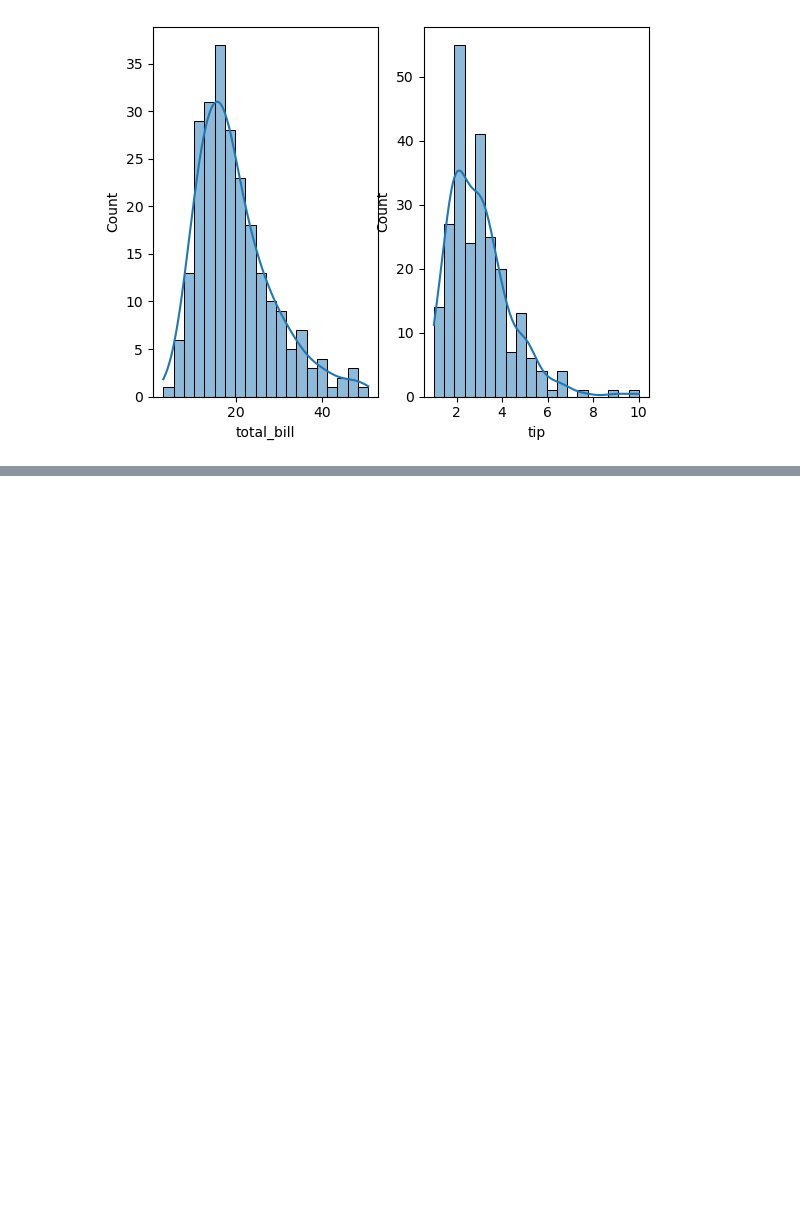
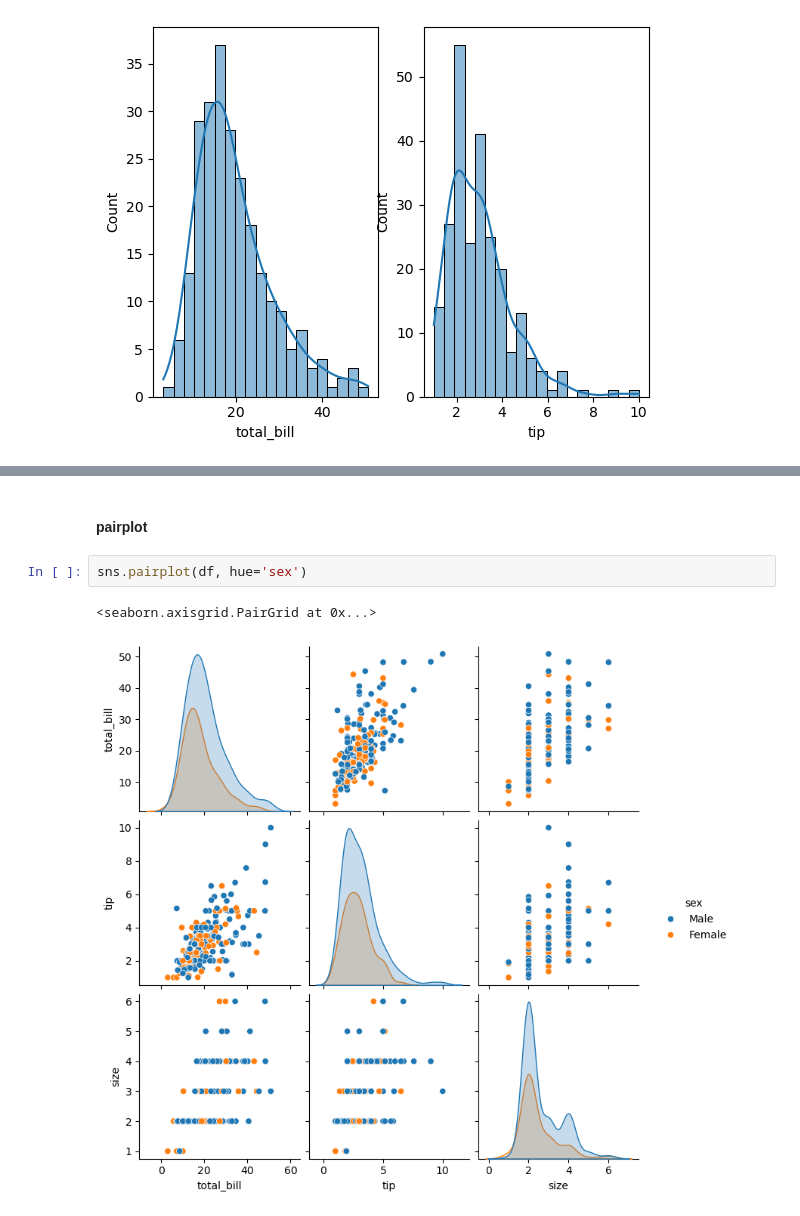
Before and after one commit to jatinvish-01/Datasketch, a Jupyter notebook: distribution_plots.ipynb, the cells around one changed output, grey strips where cells are left out. Saved outputs shown, nothing was run; the diff lists cells and outputs as text; blank space fills up the shorter version.

```diff
--- a/distribution_plots.ipynb
+++ b/distribution_plots.ipynb
@@ -32,0 +47,7 @@ sns.histplot(df['tip'], bins = 20, kde= True)
+# %% [markdown]
+#### pairplot
+# %%
+sns.pairplot(df, hue='sex')
+# %% [output]
+<seaborn.axisgrid.PairGrid at 0x...>
+[figure, added]
```
Also changed, not shown: parts of 6 cells of this notebook.
